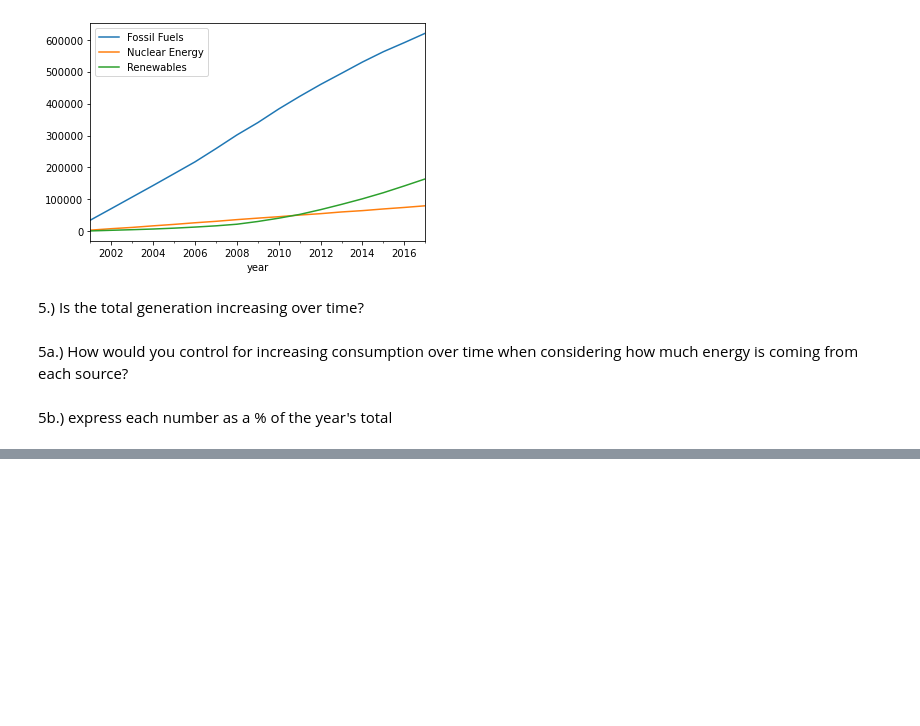
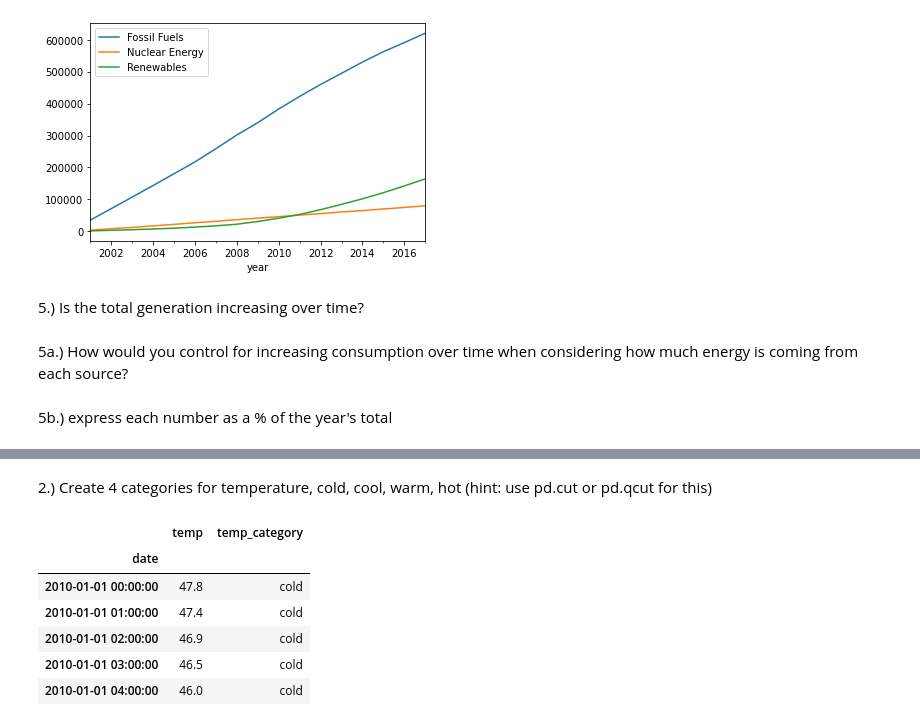
Before and after one commit to annah-vu/time-series-exercises, a Jupyter notebook: time_series_data.ipynb, the cells around one changed output, grey strips where cells are left out. Saved outputs shown, nothing was run; the diff lists cells and outputs as text; code cells hidden in the pictures; blank space fills up the shorter version.

```diff
--- a/time_series_data.ipynb
+++ b/time_series_data.ipynb
@@ -664,0 +673,2 @@ plt.legend()
+# %%
+df = data.sf_temps()
@@ -664,0 +698,2 @@ plt.legend()
+# %% [markdown]
+2.) Create 4 categories for temperature, cold, cool, warm, hot (hint: use pd.cut or pd.qcut for this)
@@ -664,0 +702,10 @@ plt.legend()
+# %%
+df.head()
+# %% [output]
+|  | temp | temp_category |
+| date |  |  |
+| 2010-01-01 00:00:00 | 47.8 | cold |
+| 2010-01-01 01:00:00 | 47.4 | cold |
+| 2010-01-01 02:00:00 | 46.9 | cold |
+| 2010-01-01 03:00:00 | 46.5 | cold |
+| 2010-01-01 04:00:00 | 46.0 | cold |
```
Also changed, not shown: parts of 13 cells of this notebook.
